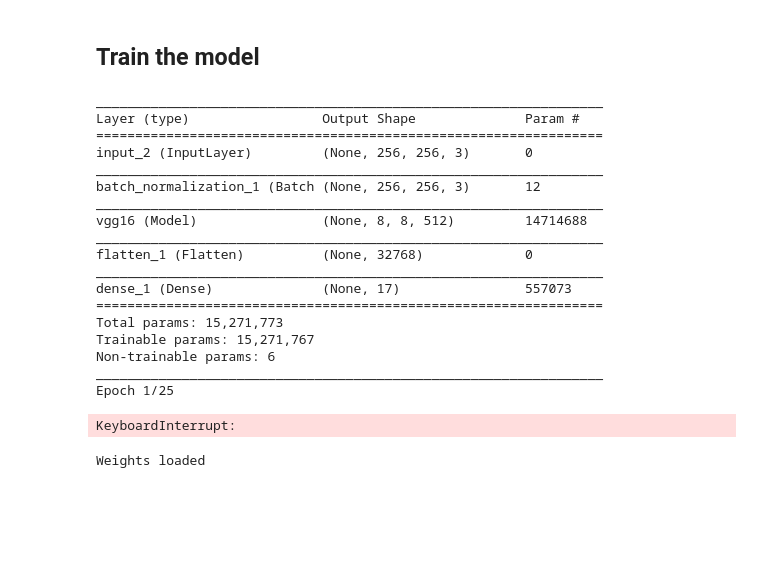
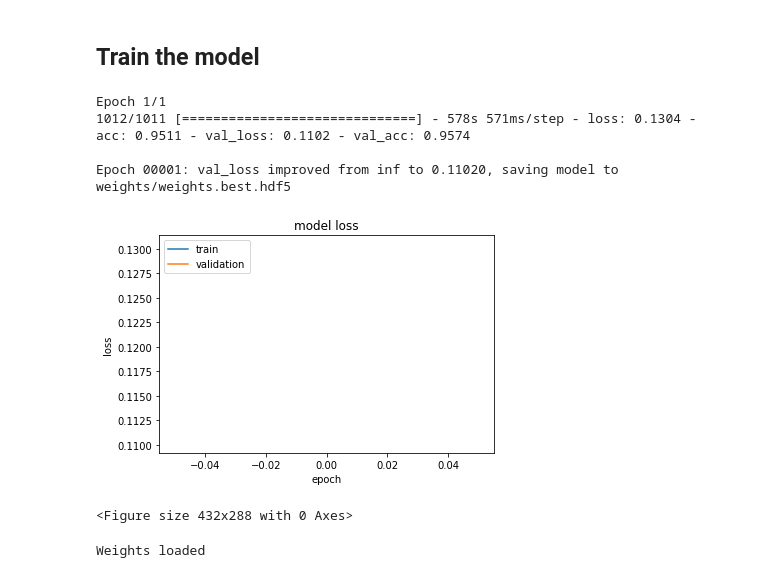
Before and after one commit to jinchenglee/kaggle_planet_challenge, a Jupyter notebook: mlc.kaggle/notebooks/kaggle.ipynb, the cells around one changed output. Drawn from its saved outputs; the diff is of its cells as text; code cells hidden in the pictures; blank space fills up the shorter version.

```diff
--- a/mlc.kaggle/notebooks/kaggle.ipynb
+++ b/mlc.kaggle/notebooks/kaggle.ipynb
@@ -246,54 +244,41 @@ history = History()
 callbacks = [history,
              EarlyStopping(monitor='val_loss', patience=3, verbose=1, min_delta=1e-4),
              ReduceLROnPlateau(monitor='val_loss', factor=0.1, patience=1, cooldown=0, min_lr=1e-7, verbose=1),
              ModelCheckpoint(filepath='weights/weights.best.hdf5', verbose=1, save_best_only=True,
                              save_weights_only=True, mode='auto')]
 
 X_train, y_train = preprocessor.X_train, preprocessor.y_train
 X_val, y_val = preprocessor.X_val, preprocessor.y_val
 
 batch_size = 32
 train_steps = len(X_train) / batch_size
 val_steps = len(X_val) / batch_size
 
 train_generator = preprocessor.get_train_generator(batch_size)
-validation_generator = preprocessor._get_validation_generator(batch_size)
+val_generator = preprocessor.get_val_generator(batch_size)
 
 # No serious training running on Jupyter notebooks, Run EPOCH
 history = model.fit_generator(train_generator, train_steps, epochs=1, verbose=1,
-                    validation_data=validation_generator, validation_steps=val_steps, callbacks=callbacks)
+                    validation_data=val_generator, validation_steps=val_steps, callbacks=callbacks)
 
 
 # ## Visualize Loss Curve
 
 plt.plot(history.history['loss'])
 plt.plot(history.history['val_loss'])
 plt.title('model loss')
 plt.ylabel('loss')
 plt.xlabel('epoch')
 plt.legend(['train', 'validation'], loc='upper left')
 plt.show()
 plt.savefig("vgg16.losses.png")
 # %% [output]
-_________________________________________________________________
-Layer (type)                 Output Shape              Param #
-=================================================================
-input_2 (InputLayer)         (None, 256, 256, 3)       0
-_________________________________________________________________
-batch_normalization_1 (Batch (None, 256, 256, 3)       12
-_________________________________________________________________
-vgg16 (Model)                (None, 8, 8, 512)         14714688
-_________________________________________________________________
-flatten_1 (Flatten)          (None, 32768)             0
-_________________________________________________________________
-dense_1 (Dense)              (None, 17)                557073
-=================================================================
-Total params: 15,271,773
-Trainable params: 15,271,767
-Non-trainable params: 6
-_________________________________________________________________
-Epoch 1/25
+Epoch 1/1
+1012/1011 [==============================] - 578s 571ms/step - loss: 0.1304 - acc: 0.9511 - val_loss: 0.1102 - val_acc: 0.9574
+
+Epoch 00001: val_loss improved from inf to 0.11020, saving model to weights/weights.best.hdf5
+[figure, added]
-KeyboardInterrupt:
+<Figure size 432x288 with 0 Axes>
 # %%
 # Loading trained weights
 model.load_weights("weights/weights.best.hdf5")
```
Also changed, not shown: parts of 11 cells of this notebook, 1 other file.
